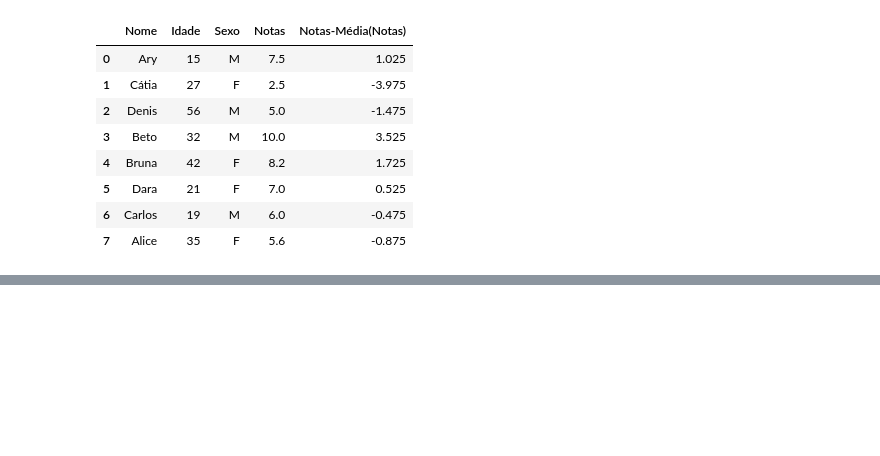
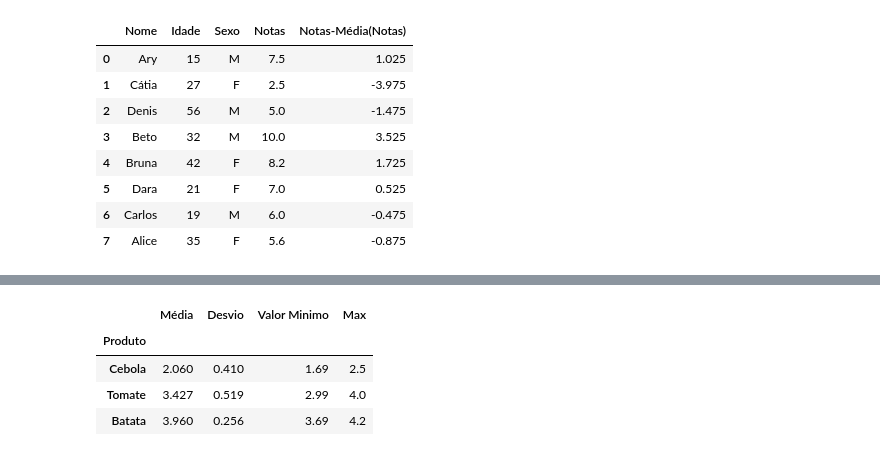
Before and after one commit to eliabev/Data_Science_Courses, a Jupyter notebook: alura/curso_pandas/aula_04/ex.ipynb, the cells around one changed output, grey strips where cells are left out. Cells and saved outputs as stored; diff of their text form; code cells hidden in the pictures; blank space fills up the shorter version.

```diff
--- a/alura/curso_pandas/aula_04/ex.ipynb
+++ b/alura/curso_pandas/aula_04/ex.ipynb
@@ -153,0 +233,10 @@ alunos
+# %%
+produtos.Preço.aggregate(['mean', 'std', 'min', 'max'])\
+    .rename(columns={'mean': 'Média', 'std': 'Desvio', 'min': 'Valor Minimo', 'max': 'Max'})\
+    .round(3)
+# %% [output]
+|  | Média | Desvio | Valor Minimo | Max |
+| Produto |  |  |  |  |
+| Cebola | 2.060 | 0.410 | 1.69 | 2.5 |
+| Tomate | 3.427 | 0.519 | 2.99 | 4.0 |
+| Batata | 3.960 | 0.256 | 3.69 | 4.2 |
```
Also changed, not shown: parts of 4 cells of this notebook, 4 other files.
